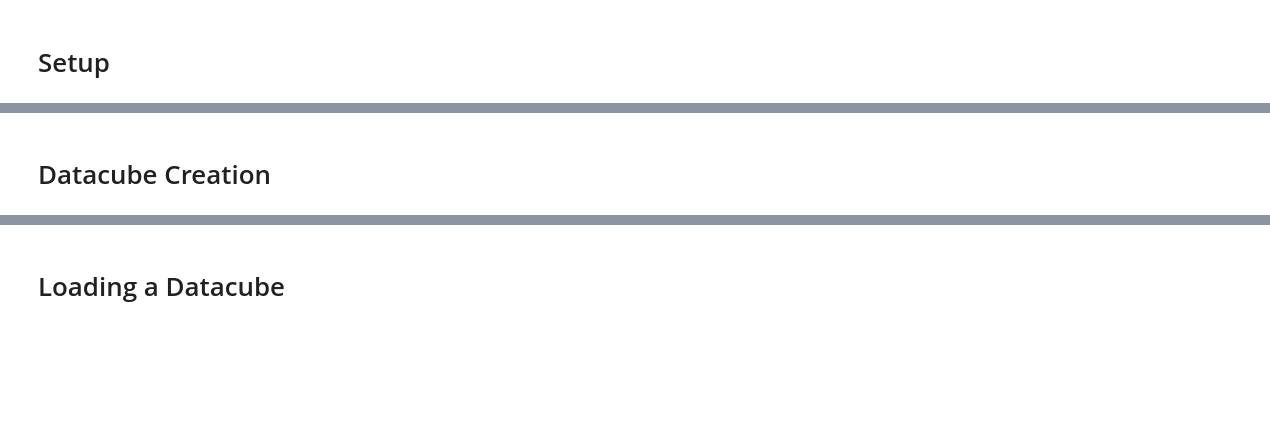
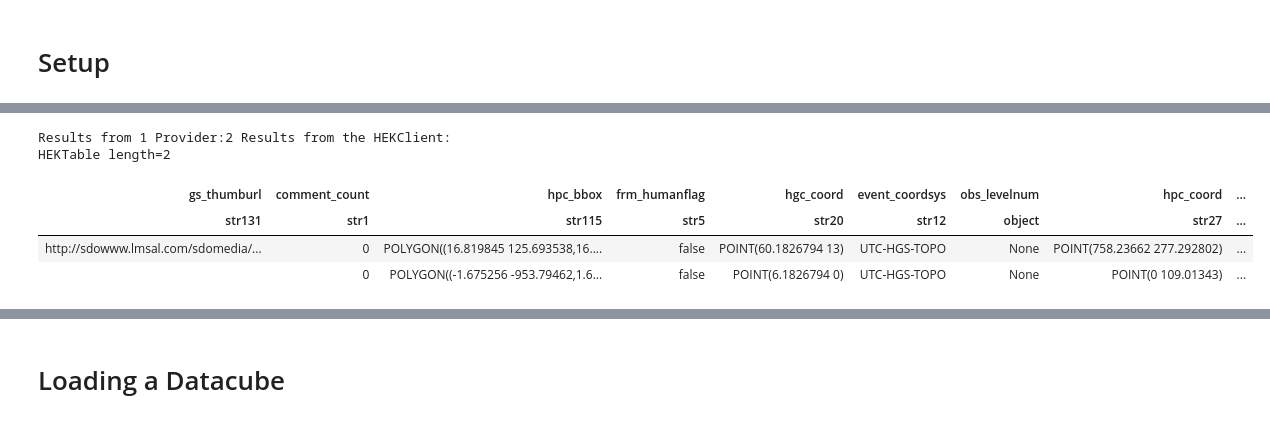
Before and after one commit to hharner/SolarFlareResearch, a Jupyter notebook: Flare TDA.ipynb, the cells around one changed output, grey strips where cells are left out. Cells and saved outputs as stored; diff of their text form; code cells hidden in the pictures; blank space fills up the shorter version.

```diff
--- a/Flare TDA.ipynb
+++ b/Flare TDA.ipynb
@@ -320,2 +27,0 @@ cutout_res.show()
-# %% [markdown]
-# Datacube Creation
@@ -366,0 +28,18 @@ astropy.io.fits.writeto(filename, out_arr)
+# %%
+#Pick an already downloaded datacube to analyze
+
+#Copy the file name here:
+filename = 'datacube_2017-04-01T211500_200_200_7_50.fits'
+
+#Find the start date of the flare and write it in, add one day for the end day
+startday = '2017-04-01'
+endday = '2017-04-02'
+results = Fido.search(a.Time(startday, endday), a.hek.FL, a.hek.FL.GOESCls > "M1.0")
+results.show()
+# %% [output]
+Results from 1 Provider:2 Results from the HEKClient:
+HEKTable length=2
+| gs_thumburl | comment_count | hpc_bbox | frm_humanflag | hgc_coord | event_coordsys | obs_levelnum | hpc_coord | ... |
+| str131 | str1 | str115 | str5 | str20 | str12 | object | str27 | ... |
+| http://sdowww.lmsal.com/sdomedia/... | 0 | POLYGON((16.819845 125.693538,16.... | false | POINT(60.1826794 13) | UTC-HGS-TOPO | None | POINT(758.23662 277.292802) | ... |
+|  | 0 | POLYGON((-1.675256 -953.79462,1.6... | false | POINT(6.1826794 0) | UTC-HGS-TOPO | None | POINT(0 109.01343) | ... |
```
Also changed, not shown: parts of 35 cells of this notebook.
